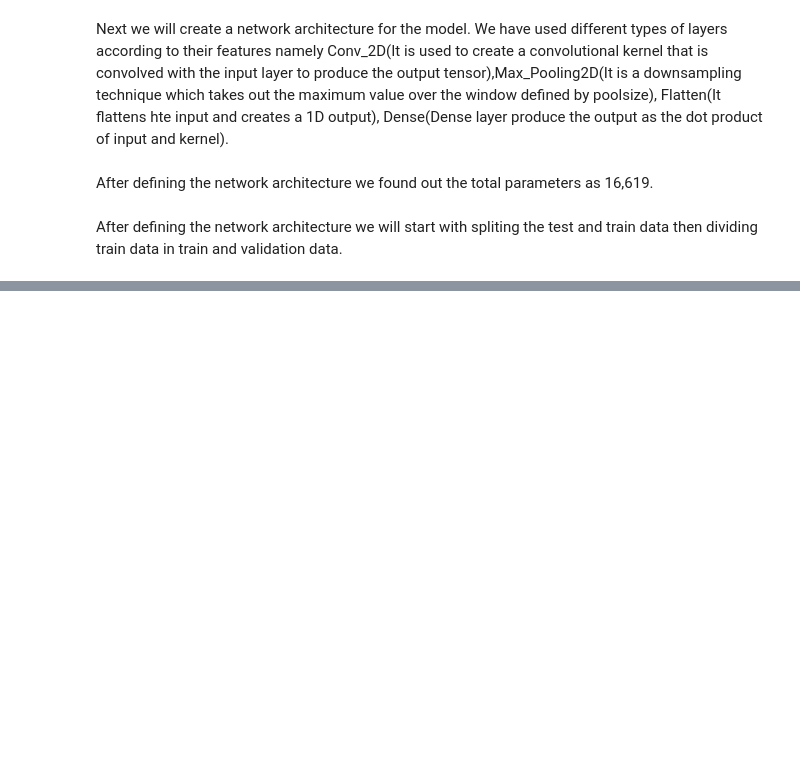
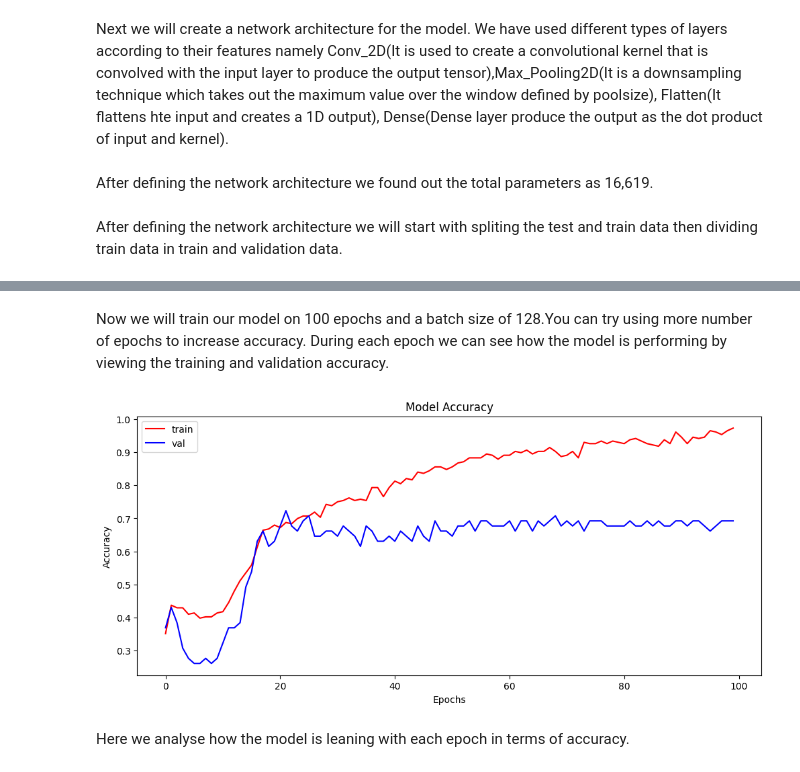
Before and after one commit to mahursh/DogBreedPrediction, a Jupyter notebook: DogBreedPredictionNotes.ipynb, the cells around one changed output, grey strips where cells are left out. Saved outputs shown, nothing was run; the diff lists cells and outputs as text; code cells hidden in the pictures; blank space fills up the shorter version.

```diff
--- a/DogBreedPredictionNotes.ipynb
+++ b/DogBreedPredictionNotes.ipynb
@@ -241,3 +241,9 @@ X_train_and_val, X_test, Y_train_and_val, Y_test = train_test_split(X_data, Y_da
 X_train, X_val, Y_train, Y_val = train_test_split(X_train_and_val, Y_train_and_val, test_size = 0.2)
 # %% [markdown]
 After defining the network architecture we will start with spliting the test and train data then dividing train data in train and validation data.
+# %%
+# Training the model
+epochs = 100
+batch_size = 128
+
+history = model.fit(X_train, Y_train, batch_size = batch_size, epochs = epochs, validation_data = (X_val, Y_val))
@@ -243,0 +268,16 @@ After defining the network architecture we will start with spliting the test and
+# %% [markdown]
+Now we will train our model on 100 epochs and a batch size of 128.You can try using more number of epochs to increase accuracy. During each epoch we can see how the model is performing by viewing the training and validation accuracy.
+# %%
+# Plot the training history
+plt.figure(figsize=(12, 5))
+plt.plot(history.history['accuracy'], color='r')
+plt.plot(history.history['val_accuracy'], color='b')
+plt.title('Model Accuracy')
+plt.ylabel('Accuracy')
+plt.xlabel('Epochs')
+plt.legend(['train', 'val'])
+plt.show()
+# %% [output]
+[figure, added]
+# %% [markdown]
+Here we analyse how the model is leaning with each epoch in terms of accuracy.
```
Also changed, not shown: parts of 2 cells of this notebook.
